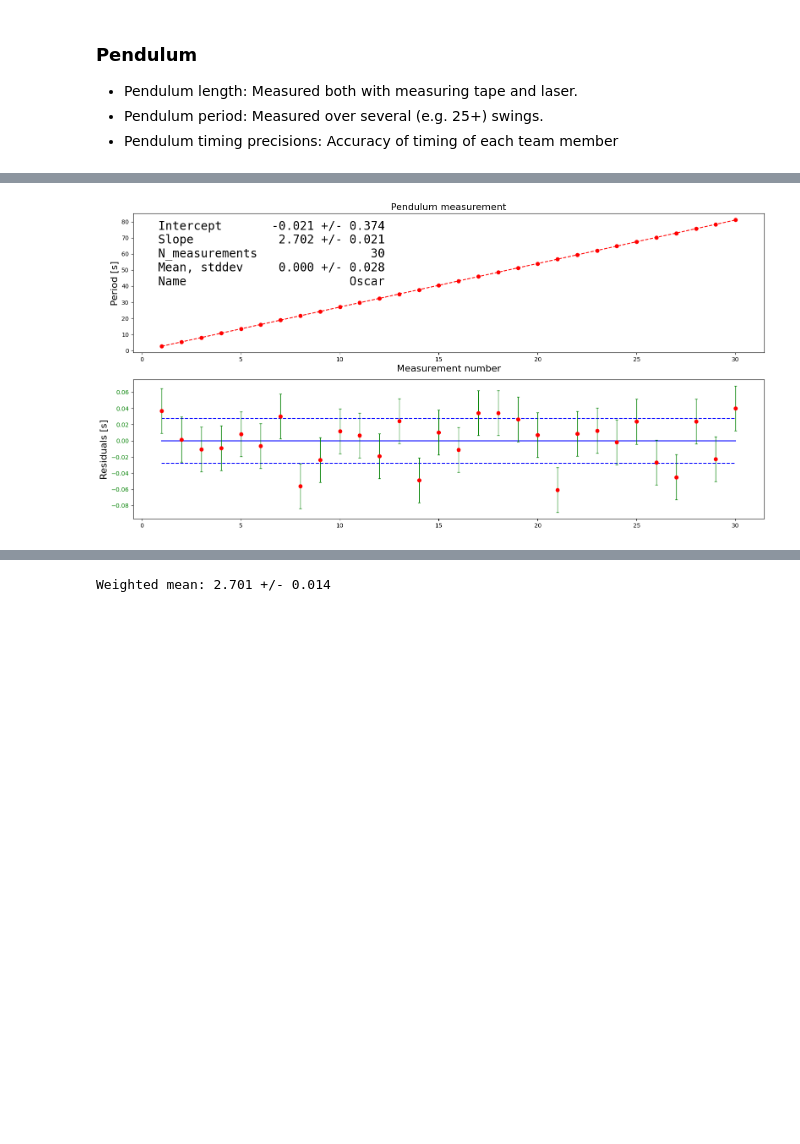
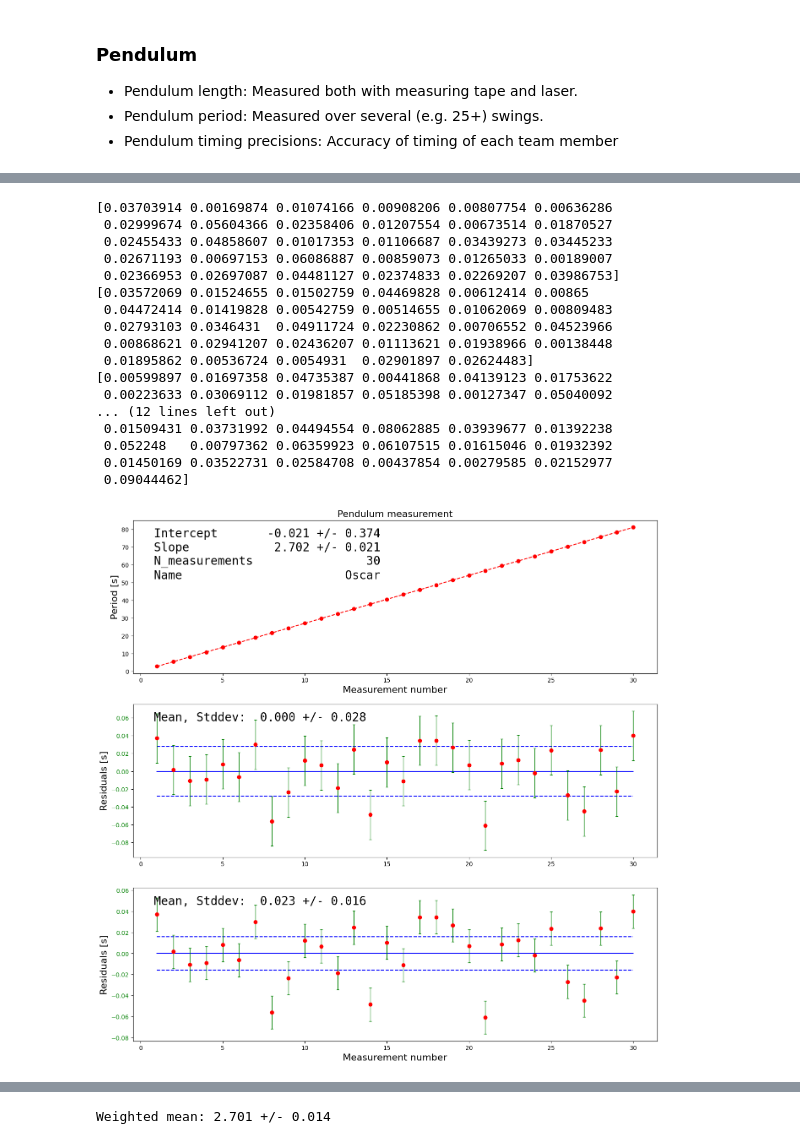
Before and after one commit to BerlinObel/AppStat2023-Project, a Jupyter notebook: Project.ipynb, the cells around one changed output, grey strips where cells are left out. Saved outputs shown, nothing was run; the diff lists cells and outputs as text; code cells hidden in the pictures; blank space fills up the shorter version.

```diff
--- a/Project.ipynb
+++ b/Project.ipynb
@@ -7,6 +7,8 @@
 - Oscar
 - Pernille
 - Rasmine
+# %%
+Plot_everything = False
 # %% [markdown]
 ## Error propagation
 Error propagation the local acceleration due to gravity _g_ using a pendulum and a slope experiment.
@@ -147,12 +161,10 @@ def linear_model(x, a, b):
 def gaussian(x, amplitude, mean, stddev):
     return amplitude * np.exp(-((x - mean)**2) / (2 * stddev**2))
 
-
-
 # Calculate the residuals
 def calculate_rms_residuals(x_data, y_data, fit_params):
     residuals = y_data - linear_model(x_data, *fit_params)
-    return np.sqrt(np.mean(residuals**2))
+    return np.sqrt(residuals**2)
 # %%
 
 
@@ -167,7 +179,10 @@ Pendulum_stddev = np.zeros(N_exp)
 
 
 residuals =list()
+residuals_rmse =list()
 # %%
+# plot the data and fit
+
 for iexp in range(N_exp):
     N_measurements = len(periods[iexp])
     x_data = np.arange(N_measurements)+1
@@ -187,48 +202,86 @@ for iexp in range(N_exp):
     residual = periods[iexp] - linear_model(x_data, m.values['a'], m.values['b'])
     residuals.append(residual)
 
+    residual_rmse = calculate_rms_residuals(x_data, periods[iexp], m.values[:])
+    residuals_rmse.append(residual_rmse)
+    print(residual_rmse)
+
 
     mean, stddev = stats.norm.fit(residual)
+    #print(mean, stddev)
 
 
-    fig, axes = plt.subplots(nrows=2, figsize=(16, 8))
+    fig, axes = plt.subplots(nrows=3, figsize=(16, 16))
     ax=axes[0]
     ax.errorbar(x_data, periods[iexp],0.033, fmt='ro', ecolor='b', elinewidth=1, capsize=2, capthick=1)
     ax_res = axes[1]
+    ax_rms = axes[2]
 
     ax.plot(x_data, linear_model(x_data, *m.values[:]), '--r')
 
     ax.set_xlabel('Measurement number', fontsize=16)
     ax.set_ylabel('Period [s]', fontsize=16)
     ax.set_title('Pendulum measurement', fontsize=16)
 
 
     ax_res.plot(x_data, np.zeros_like(x_data), '-b')
     ax_res.plot(x_data, np.full_like(x_data,stddev,dtype=float), '--b')
     ax_res.plot(x_data, np.full_like(x_data,-stddev,dtype=float), '--b')
-
     ax_res.errorbar(x_data, residual,stddev, fmt='ro', ecolor='g', elinewidth=1, capsize=2, capthick=1)
     # set ax_res to only fill the botoom quarter of the figure
     ax_res.set_ylabel('Residuals [s]', fontsize=16)
     ax_res.tick_params(axis='y', labelcolor='g')
 
+    mean, stddev = stats.norm.fit(residual_rmse)
+    ax_rms.plot(x_data, np.zeros_like(x_data), '-b')
+    ax_rms.plot(x_data, np.full_like(x_data,stddev,dtype=float), '--b')
+    ax_rms.plot(x_data, np.full_like(x_data,-stddev,dtype=float), '--b')
+    ax_rms.errorbar(x_data, residual,stddev, fmt='ro', ecolor='g', elinewidth=1, capsize=2, capthick=1)
+    ax_rms.set_ylabel('Residuals [s]', fontsize=16)
+    ax_rms.tick_params(axis='y', labelcolor='g')
+    ax_rms.set_xlabel('Measurement number', fontsize=16)
+    ax_rms.set_ylabel('Residuals [s]', fontsize=16)
+
+    d_rms = {'Mean, Stddev:': [mean, stddev]}
+
+    add_text_to_ax(0.04, 0.95, nice_string_output(d_rms, extra_spacing=2, decimals=3), ax_rms, fontsize=20)
+
     mean, stddev = stats.norm.fit(residual)
+
+    d_res = {'Mean, Stddev:': [mean, stddev]}
+
+    add_text_to_ax(0.04, 0.95, nice_string_output(d_res, extra_spacing=2, decimals=3), ax_res, fontsize=20)
 
     d = {'Intercept':[m.values['b'], m.errors['b']],
         'Slope':    [m.values['a'], m.errors['a']],
         'N_measurements': N_measurements,
-        'Mean, stddev': [mean, stddev],
         'Name': Names[iexp]
         }
 
     Pendulum_Slope[iexp] = m.values['a']
     Pendulum_stddev[iexp] = stddev
-
-
     text = nice_string_output(d, extra_spacing=2, decimals=3)
     add_text_to_ax(0.04, 0.95, text, ax, fontsize=20)
 
-
-    fig.tight_layout()
+    if Plot_everything:
+        fig.tight_layout()
+        plt.show()
 # %% [output]
+[0.03703914 0.00169874 0.01074166 0.00908206 0.00807754 0.00636286
+ 0.02999674 0.05604366 0.02358406 0.01207554 0.00673514 0.01870527
+ 0.02455433 0.04858607 0.01017353 0.01106687 0.03439273 0.03445233
+ 0.02671193 0.00697153 0.06086887 0.00859073 0.01265033 0.00189007
+ 0.02366953 0.02697087 0.04481127 0.02374833 0.02269207 0.03986753]
+[0.03572069 0.01524655 0.01502759 0.04469828 0.00612414 0.00865
+ 0.04472414 0.01419828 0.00542759 0.00514655 0.01062069 0.00809483
+ 0.02793103 0.0346431  0.04911724 0.02230862 0.00706552 0.04523966
+ 0.00868621 0.02941207 0.02436207 0.01113621 0.01938966 0.00138448
+ 0.01895862 0.00536724 0.0054931  0.02901897 0.02624483]
+[0.00599897 0.01697358 0.04735387 0.00441868 0.04139123 0.01753622
+ 0.00223633 0.03069112 0.01981857 0.05185398 0.00127347 0.05040092
+... (12 lines left out)
+ 0.01509431 0.03731992 0.04494554 0.08062885 0.03939677 0.01392238
+ 0.052248   0.00797362 0.06359923 0.06107515 0.01615046 0.01932392
+ 0.01450169 0.03522731 0.02584708 0.00437854 0.00279585 0.02152977
+ 0.09044462]
-[figure, old version]
+[figure, new version]
```
Also changed, not shown: parts of 7 cells of this notebook, 6 other files.
